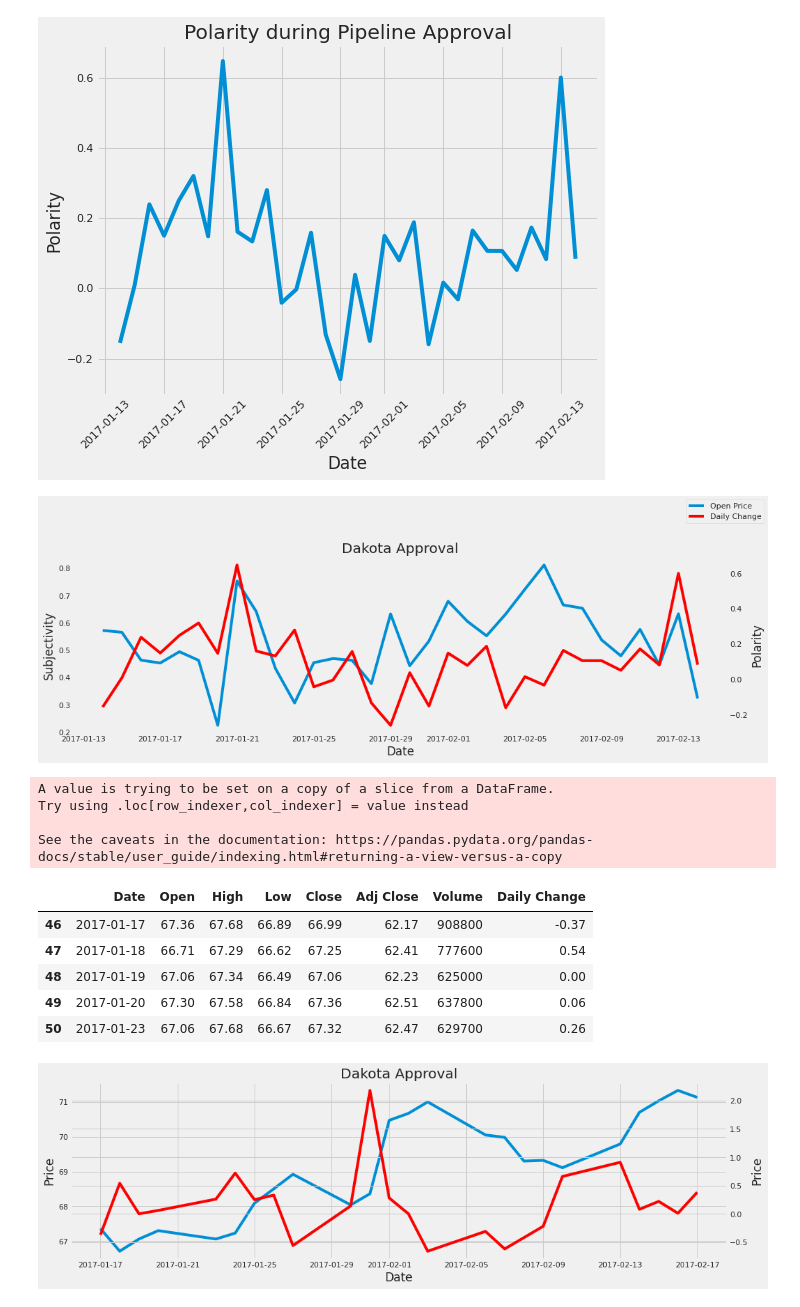
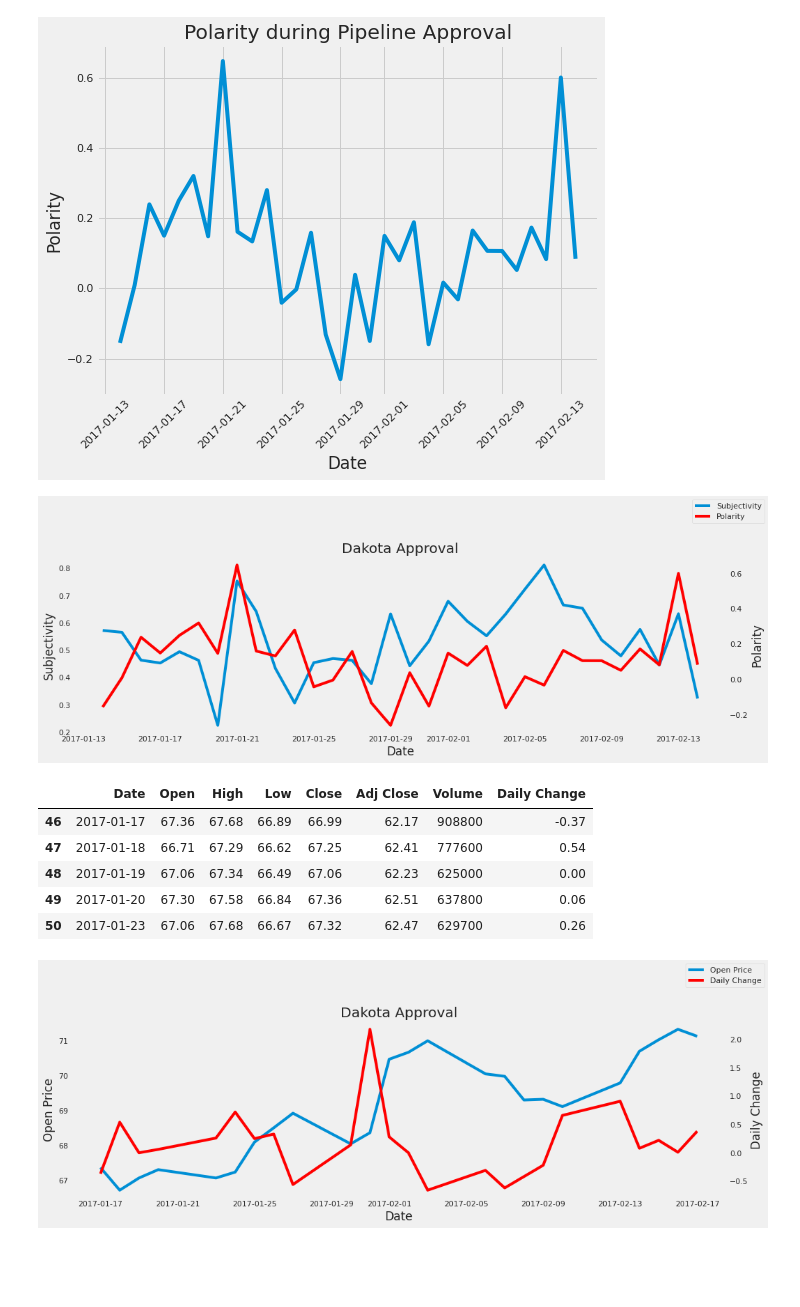
Before and after one commit to cybertraining-dsc/fa20-523-307, a Jupyter notebook: project/Analysis of Financial Markets based on President Trump's Tweets.ipynb, the cells around one changed output. Drawn from its saved outputs; the diff is of its cells as text; code cells hidden in the pictures; blank space fills up the shorter version.

Commit message:
Clean up pipeline

```diff
--- a/project/Analysis of Financial Markets based on President Trump's Tweets.ipynb
+++ b/project/Analysis of Financial Markets based on President Trump's Tweets.ipynb
@@ -978,32 +939,27 @@ plt.show()
 fig = plt.figure(figsize=(15,10))
 ax1 = fig.add_subplot(2,1,1)
 
-ax1.plot(mean_subjectivity)
+ax1.plot(mean_subjectivity_pipeline)
 ax1.set_xlabel("Date")
 ax1.set_ylabel("Subjectivity")
 ax1.set_title('Dakota Approval')
 plt.subplots_adjust(hspace=0.3)
 ax2 = ax1.twinx()
 
-ax2.plot(mean_polarity, color = "red")
+ax2.plot(mean_polarity_pipeline, color = "red")
 ax2.set_ylabel("Polarity")
-handles, labels = ax.get_legend_handles_labels()
-fig.legend(handles, labels)
+fig.legend(labels = ("Subjectivity", "Polarity"))
 ax1.grid(False)
 ax2.grid(False)
 plt.show()
 # %% [output]
-[figure, old version]
+[figure, new version]
 # %%
 dakota_stock_data = stock_data[stock_data['Date'] >= pd.to_datetime('2017-01-14')]
+dakota_stock_data = dakota_stock_data[dakota_stock_data['Date'] <= pd.to_datetime('2017-02-17')]
 dakota_stock_data["Daily Change"] = dakota_stock_data['Close'] - dakota_stock_data['Open']
-dakota_stock_data = dakota_stock_data[dakota_stock_data['Date'] <= pd.to_datetime('2017-02-17')]
 dakota_stock_data.head()
 # %% [output]
-A value is trying to be set on a copy of a slice from a DataFrame.
-Try using .loc[row_indexer,col_indexer] = value instead
-
-See the caveats in the documentation: https://pandas.pydata.org/pandas-docs/stable/user_guide/indexing.html#returning-a-view-versus-a-copy
 |  | Date | Open | High | Low | Close | Adj Close | Volume | Daily Change |
 | 46 | 2017-01-17 | 67.36 | 67.68 | 66.89 | 66.99 | 62.17 | 908800 | -0.37 |
 | 47 | 2017-01-18 | 66.71 | 67.29 | 66.62 | 67.25 | 62.41 | 777600 | 0.54 |
@@ -1013,17 +969,18 @@ See the caveats in the documentation: https://pandas.pydata.org/pandas-docs/stab
 # %%
 fig = plt.figure(figsize=(15,10))
 ax1 = fig.add_subplot(2,1,1)
-#ax2 = fig.add_subplot(2,1,2)
 ax1.plot(dakota_stock_data['Date'], dakota_stock_data['Open'])
 ax1.set_xlabel("Date")
-ax1.set_ylabel("Price")
+ax1.set_ylabel("Open Price")
 ax1.set_title('Dakota Approval')
 plt.subplots_adjust(hspace=0.3)
+
 ax2 = ax1.twinx()
 ax2.plot(dakota_stock_data['Date'], dakota_stock_data['Daily Change'], color = "red")
-ax2.set_xlabel("Date")
-ax2.set_ylabel("Price")
-#ax2.set_title('Market Close Price during Dakota Approval')
+ax2.set_ylabel("Daily Change")
+fig.legend(labels = ("Open Price", "Daily Change"))
+ax1.grid(False)
+ax2.grid(False)
 plt.show()
 # %% [output]
-[figure, old version]
+[figure, new version]
```
Also changed, not shown: parts of 4 cells of this notebook.
